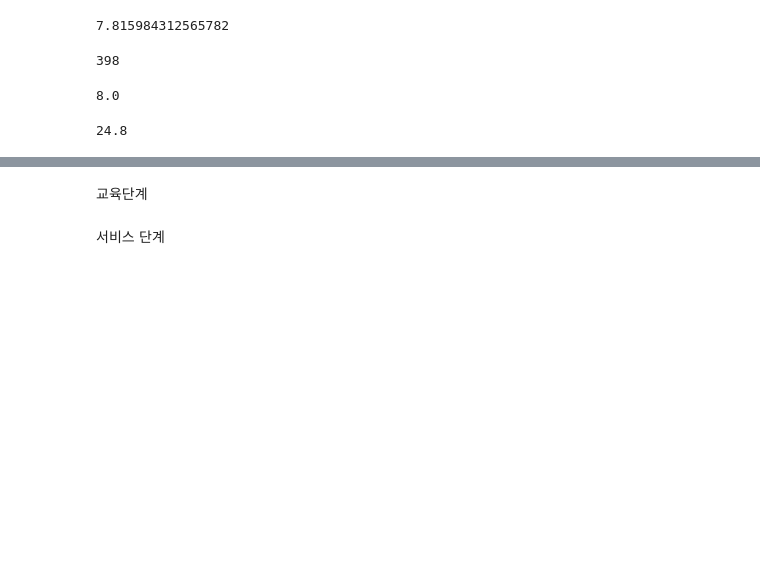
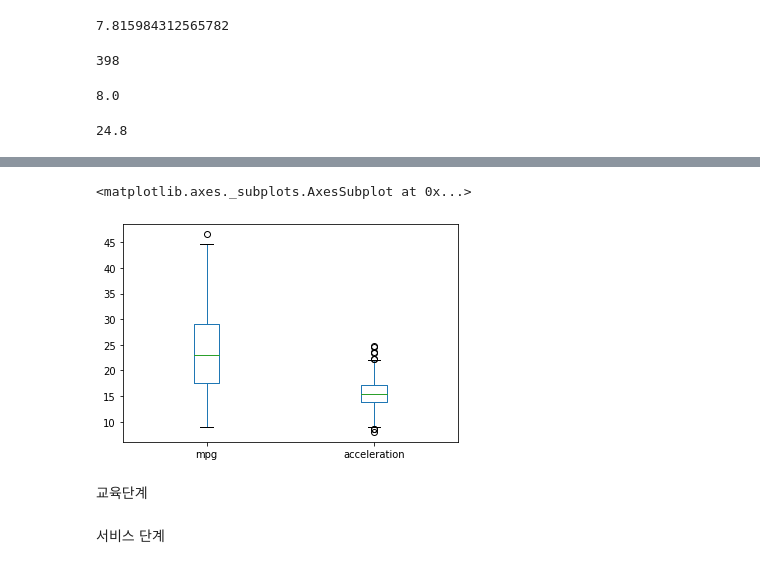
Before and after one commit to ginttone/multi_visuallization, a Jupyter notebook: 1_autompg_pands_info.ipynb, the cells around one changed output, grey strips where cells are left out. Drawn from its saved outputs; the diff is of its cells as text; code cells hidden in the pictures; blank space fills up the shorter version.

```diff
--- a/1_autompg_pands_info.ipynb
+++ b/1_autompg_pands_info.ipynb
@@ -115,3 +141,8 @@ df[5].max()
+# %%
+df[['mpg','acceleration']].plot(kind='box')
+# %% [output]
+<matplotlib.axes._subplots.AxesSubplot at 0x...>
+[figure, added]
 # %% [markdown]
 교육단계
 # %% [markdown]
```
Also changed, not shown: parts of 6 cells of this notebook.
